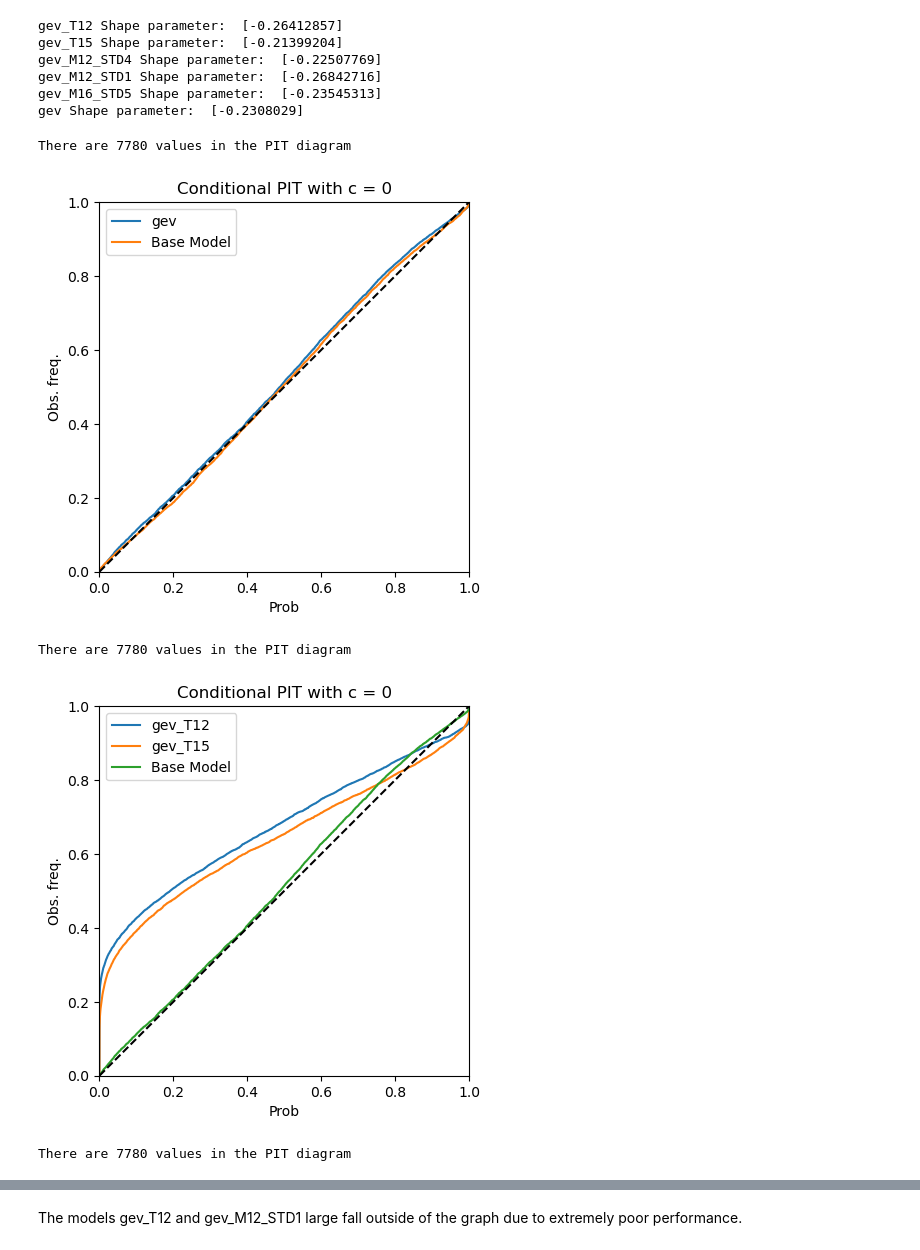
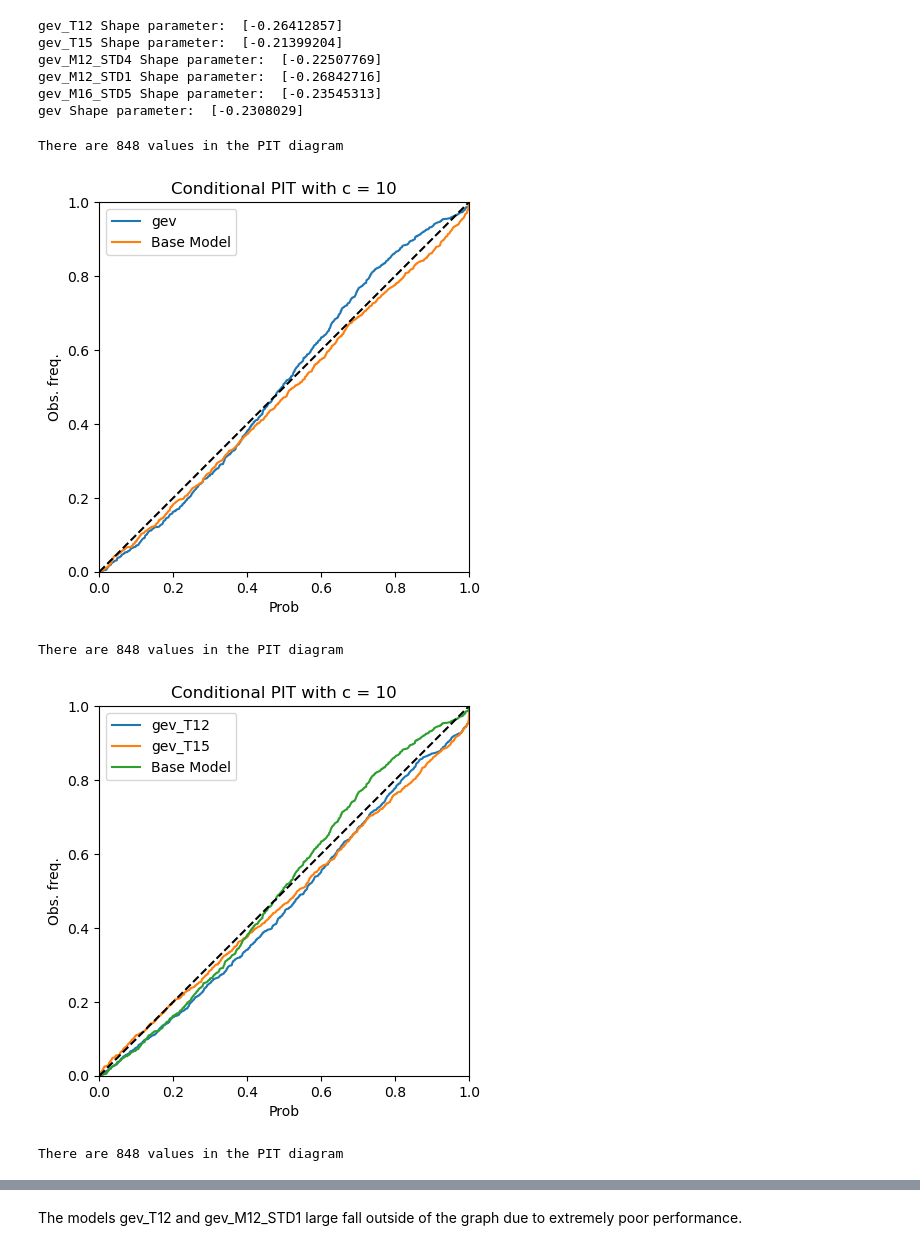
Before and after one commit to SimonHakvoort/thesiscode, a Jupyter notebook: src/emos_results/overview.ipynb, the cells around one changed output, grey strips where cells are left out. Drawn from its saved outputs; the diff is of its cells as text; code cells hidden in the pictures.

```diff
--- a/src/emos_results/overview.ipynb
+++ b/src/emos_results/overview.ipynb
@@ -132,6 +157,6 @@ make_twcrpss_plot(tn, tn_CDF_dict, X_test, y_test, variances_test, values)
 <font size="5"> Reliability diagrams for the models.</front>
 # %%
 t = 5
-make_reliability_diagram(tn_I_dict, X_test, y_test, variances_test, t=t, base_model=tn)
+make_reliability_diagram_sklearn(tn_I_dict, X_test, y_test, variances_test, t, 11)
 make_reliability_diagram(tn_CDF_dict, X_test, y_test, variances_test, t=t)
 # %% [output]
@@ -184,14 +243,14 @@ gev_M12_STD1 Shape parameter:  [-0.26842716]
 gev_M16_STD5 Shape parameter:  [-0.23545313]
 gev Shape parameter:  [-0.2308029]
 # %%
-c = 0
+c = 10
 title = "Conditional PIT with c = " + str(c)
 make_cpit_diagram_emos(gev_crps_dict, X_test, y_test, variances_test, title=title, t=c, base_model=tn)
 make_cpit_diagram_emos(gev_I_dict, X_test, y_test, variances_test, title=title, t=c, base_model=gev)
 make_cpit_diagram_emos(gev_CDF_dict, X_test, y_test, variances_test, title=title, t=c)
 # %% [output]
-There are 7780 values in the PIT diagram
+There are 848 values in the PIT diagram
-[figure, old version]
+[figure, new version]
-There are 7780 values in the PIT diagram
+There are 848 values in the PIT diagram
-[figure, old version]
+[figure, new version]
-There are 7780 values in the PIT diagram
+There are 848 values in the PIT diagram
```
Also changed, not shown: parts of 26 cells of this notebook, 11 other files.
